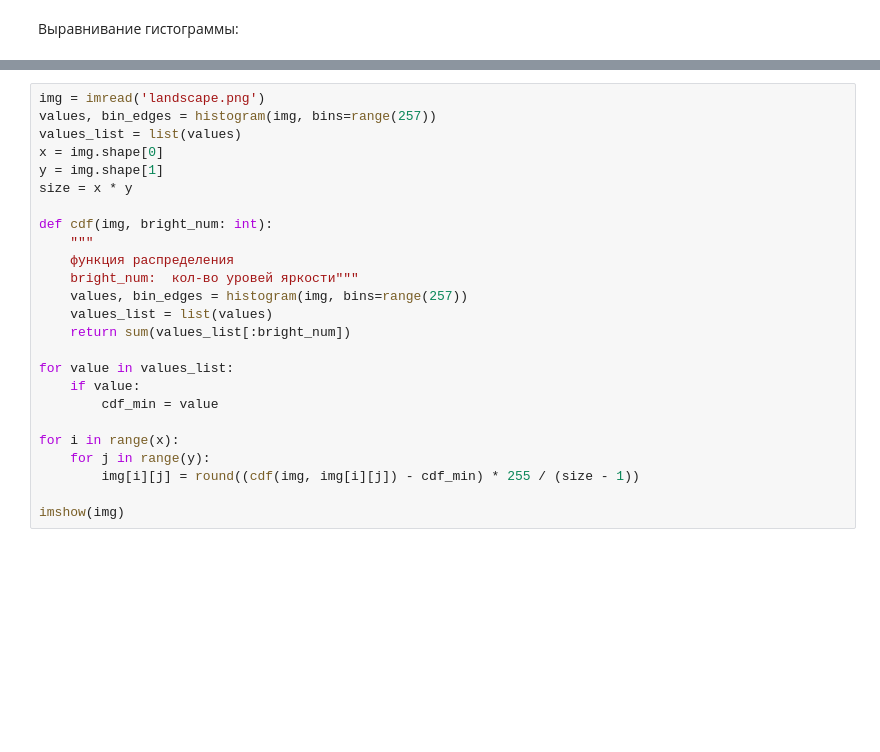
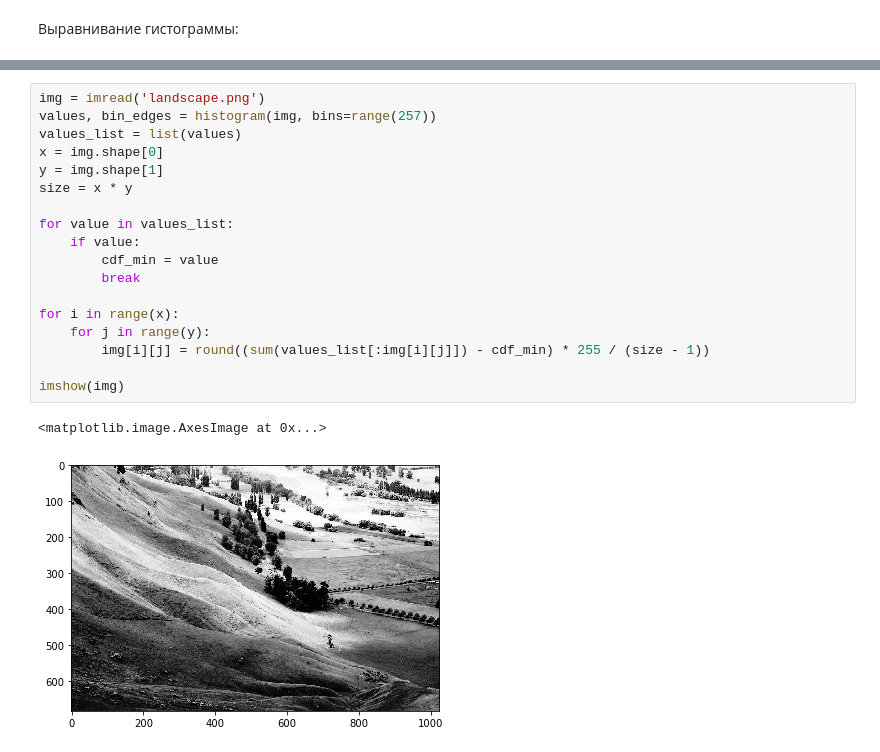
Before and after one commit to e-kondr01/cs173, a Jupyter notebook: module2/stepik_module2.ipynb, the cells around one changed output, grey strips where cells are left out. Saved outputs shown, nothing was run; the diff lists cells and outputs as text; blank space fills up the shorter version.

```diff
--- a/module2/stepik_module2.ipynb
+++ b/module2/stepik_module2.ipynb
@@ -128,25 +143,21 @@ imshow(img_res)
 # %%
 img = imread('landscape.png')
 values, bin_edges = histogram(img, bins=range(257))
 values_list = list(values)
 x = img.shape[0]
 y = img.shape[1]
 size = x * y
 
-def cdf(img, bright_num: int):
-    """
-    функция распределения
-    bright_num:  кол-во уровей яркости"""
-    values, bin_edges = histogram(img, bins=range(257))
-    values_list = list(values)
-    return sum(values_list[:bright_num])
-
 for value in values_list:
     if value:
         cdf_min = value
+        break
 
 for i in range(x):
     for j in range(y):
-        img[i][j] = round((cdf(img, img[i][j]) - cdf_min) * 255 / (size - 1))
+        img[i][j] = round((sum(values_list[:img[i][j]]) - cdf_min) * 255 / (size - 1))
 
 imshow(img)
+# %% [output]
+<matplotlib.image.AxesImage at 0x...>
+[figure, added]
```
Also changed, not shown: parts of 4 cells of this notebook, 1 other file.
